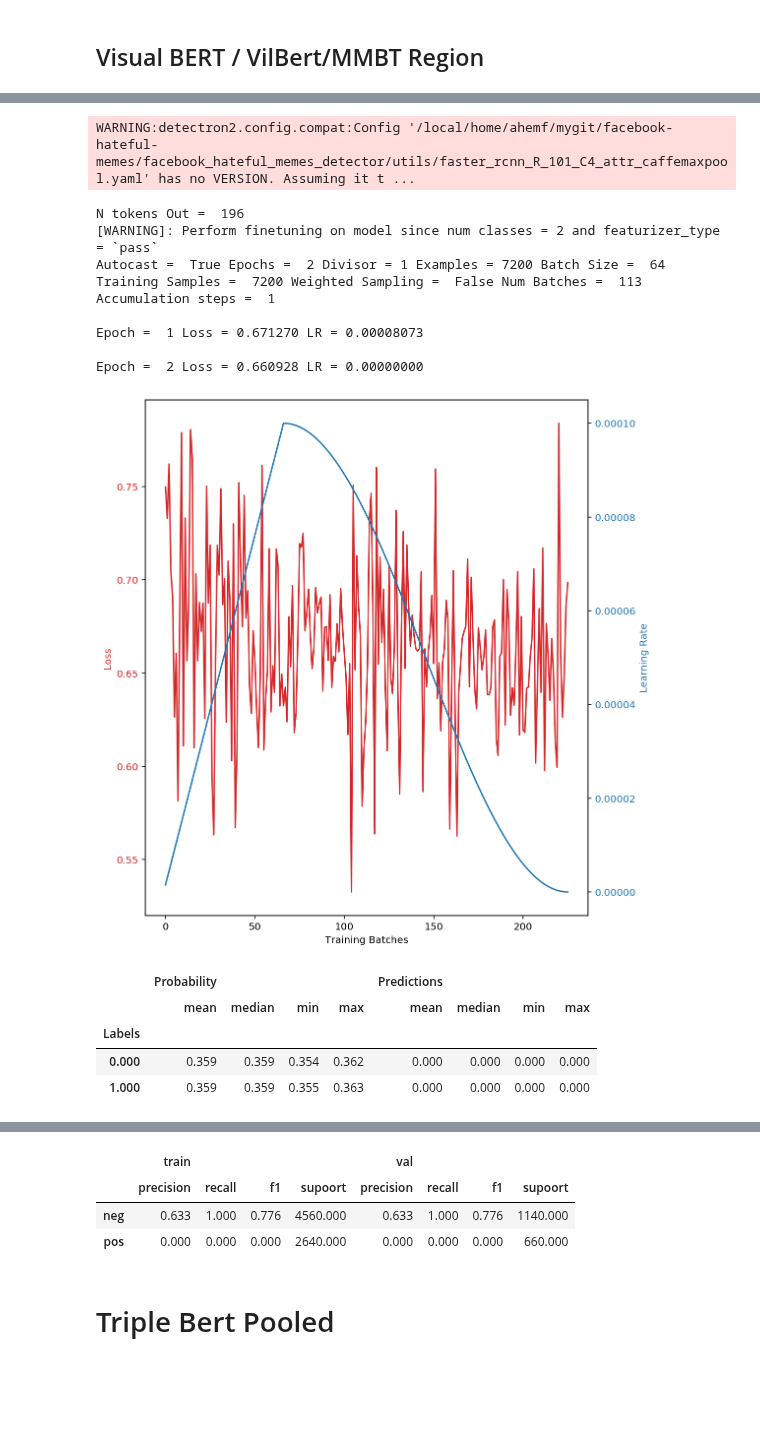
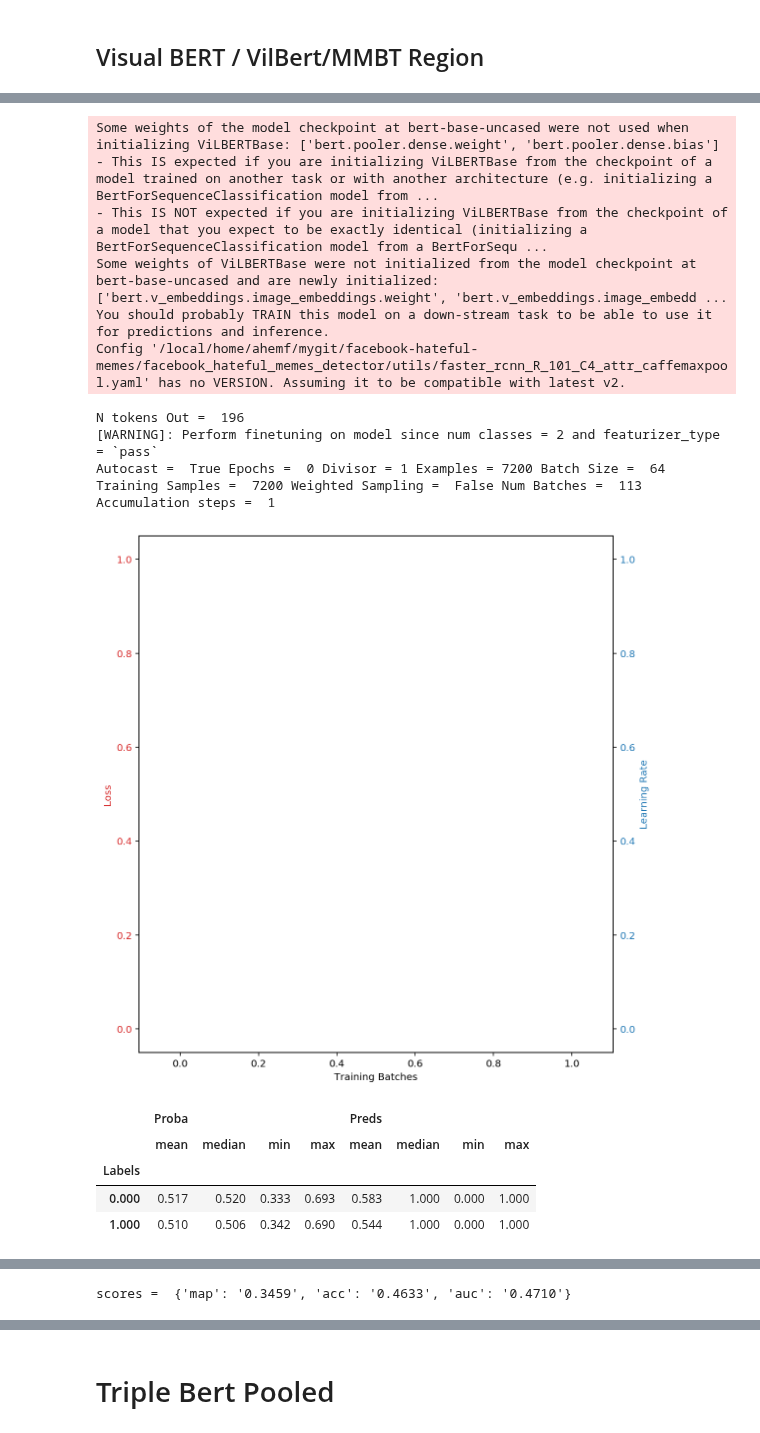
Before and after one commit to faizanahemad/facebook-hateful-memes, a Jupyter notebook: notebooks/VIsualBert.ipynb, the cells around one changed output, grey strips where cells are left out. Saved outputs shown, nothing was run; the diff lists cells and outputs as text; code cells hidden in the pictures; blank space fills up the shorter version.

```diff
--- a/notebooks/VIsualBert.ipynb
+++ b/notebooks/VIsualBert.ipynb
@@ -330,7 +434,7 @@ lr_strategy = {
         "finetune": True
     }
 }
-epochs = 2
+epochs = 0
 batch_size = 64
 model_fn = model_builder(
     VilBertVisualBertModel,
@@ -354,42 +458,43 @@ model_fn = model_builder(
     per_param_opts_fn=lr_strategy,
     optimiser_class=optimizer,
     optimiser_params=optimizer_params)
 
 kfold = False
 results, prfs = train_validate_ntimes(
     model_fn,
     data,
     batch_size,
     epochs,
     kfold=kfold,
     scheduler_init_fn=scheduler_init_fn,
     show_model_stats=False,
     validation_epochs=[4, 7, 9, 11, 14, 17, 19])
 r1, p1 = results, prfs
 results
 prfs
 
 # 1h 45m
 # 4m 49s
 # %% [output]
 Overriding option config to projects/hateful_memes/configs/vilbert/from_cc.yaml
 Overriding option model to vilbert
 Overriding option datasets to hateful_memes
 Overriding option run_type to val
 Overriding option checkpoint.resume_zoo to vilbert.finetuned.hateful_memes.from_cc_original
 Overriding option evaluation.predict to true
-WARNING:detectron2.config.compat:Config '/local/home/ahemf/mygit/facebook-hateful-memes/facebook_hateful_memes_detector/utils/faster_rcnn_R_101_C4_attr_caffemaxpool.yaml' has no VERSION. Assuming it t ...
+Some weights of the model checkpoint at bert-base-uncased were not used when initializing ViLBERTBase: ['bert.pooler.dense.weight', 'bert.pooler.dense.bias']
+- This IS expected if you are initializing ViLBERTBase from the checkpoint of a model trained on another task or with another architecture (e.g. initializing a BertForSequenceClassification model from ...
+- This IS NOT expected if you are initializing ViLBERTBase from the checkpoint of a model that you expect to be exactly identical (initializing a BertForSequenceClassification model from a BertForSequ ...
+Some weights of ViLBERTBase were not initialized from the model checkpoint at bert-base-uncased and are newly initialized: ['bert.v_embeddings.image_embeddings.weight', 'bert.v_embeddings.image_embedd ...
+You should probably TRAIN this model on a down-stream task to be able to use it for predictions and inference.
+Config '/local/home/ahemf/mygit/facebook-hateful-memes/facebook_hateful_memes_detector/utils/faster_rcnn_R_101_C4_attr_caffemaxpool.yaml' has no VERSION. Assuming it to be compatible with latest v2.
 N tokens Out =  196
 [WARNING]: Perform finetuning on model since num classes = 2 and featurizer_type = `pass`
-Autocast =  True Epochs =  2 Divisor = 1 Examples = 7200 Batch Size =  64
+Autocast =  True Epochs =  0 Divisor = 1 Examples = 7200 Batch Size =  64
 Training Samples =  7200 Weighted Sampling =  False Num Batches =  113 Accumulation steps =  1
-
-Epoch =  1 Loss = 0.671270 LR = 0.00008073
-
-Epoch =  2 Loss = 0.660928 LR = 0.00000000
-[figure, old version]
+[figure, new version]
-|  | Probability |  |  |  | Predictions |  |  |  |
+|  | Proba |  |  |  | Preds |  |  |  |
 |  | mean | median | min | max | mean | median | min | max |
 | Labels |  |  |  |  |  |  |  |  |
-| 0.000 | 0.359 | 0.359 | 0.354 | 0.362 | 0.000 | 0.000 | 0.000 | 0.000 |
-| 1.000 | 0.359 | 0.359 | 0.355 | 0.363 | 0.000 | 0.000 | 0.000 | 0.000 |
+| 0.000 | 0.517 | 0.520 | 0.333 | 0.693 | 0.583 | 1.000 | 0.000 | 1.000 |
+| 1.000 | 0.510 | 0.506 | 0.342 | 0.690 | 0.544 | 1.000 | 0.000 | 1.000 |
@@ -406,0 +506 @@ Epoch =  2 Loss = 0.660928 LR = 0.00000000
+scores =  {'map': '0.3459', 'acc': '0.4633', 'auc': '0.4710'}
@@ -431,7 +519,3 @@ Epoch =  2 Loss = 0.660928 LR = 0.00000000
-|  | train |  |  |  | val |  |  |  |
-|  | precision | recall | f1 | supoort | precision | recall | f1 | supoort |
-| neg | 0.633 | 1.000 | 0.776 | 4560.000 | 0.633 | 1.000 | 0.776 | 1140.000 |
-| pos | 0.000 | 0.000 | 0.000 | 2640.000 | 0.000 | 0.000 | 0.000 | 660.000 |
 # %% [markdown]
 # Triple Bert Pooled
 # %%
```
Also changed, not shown: parts of 5 cells of this notebook, 2 other files.
